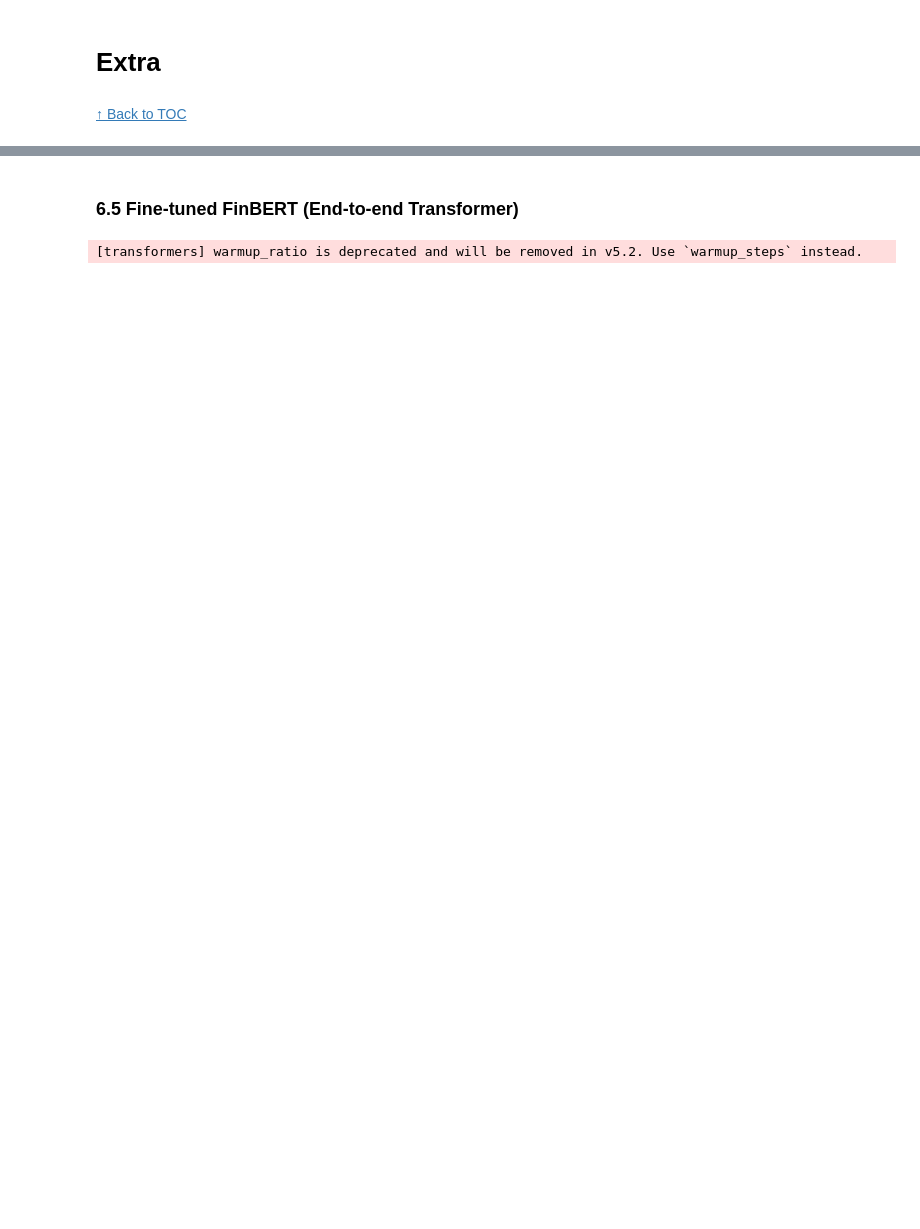
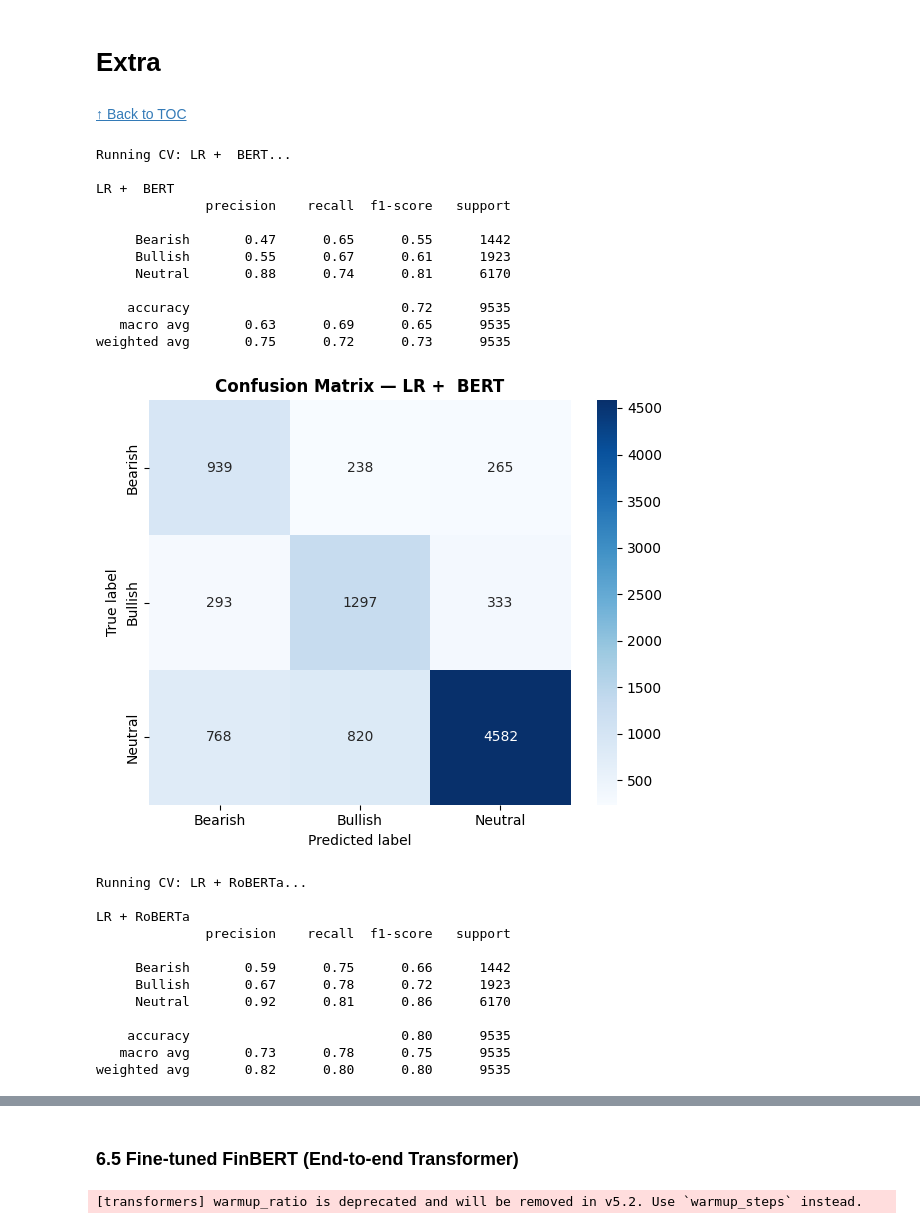
Before and after one commit to rodbarretoteixeira/Text_Mining, a Jupyter notebook: projeto/teixeira2.0.ipynb, the cells around one changed output, grey strips where cells are left out. Cells and saved outputs as stored; diff of their text form; code cells hidden in the pictures; blank space fills up the shorter version.

```diff
--- a/projeto/teixeira2.0.ipynb
+++ b/projeto/teixeira2.0.ipynb
@@ -2121,25 +2201,51 @@ weighted avg       0.84      0.84      0.84      9535
 # %% [markdown]
 [↑ Back to TOC](#toc)
 # %%
-# === Evaluate LR on LR + DistilBERT and RoBERTa embeddings (if extracted) ===
+# === Evaluate LR on LR +  BERT and RoBERTa embeddings (if extracted) ===
 from sklearn.preprocessing import StandardScaler
 from sklearn.pipeline import Pipeline
 from sklearn.linear_model import LogisticRegression
 
 if 'X_bert' in globals() and X_bert is not None:
-    print('Running CV: LR + DistilBERT...')
+    print('Running CV: LR +  BERT...')
     pipeline_bert = Pipeline([('scaler', StandardScaler()), ('clf', LogisticRegression(max_iter=1000, class_weight='balanced', random_state=42))])
     y_pred_bert = cross_val_predict(pipeline_bert, X_bert, y, cv=skf, n_jobs=-1)
-    res_bert = evaluate_model(y, y_pred_bert, model_name='LR + DistilBERT')
+    res_bert = evaluate_model(y, y_pred_bert, model_name='LR +  BERT')
     results_table.append(res_bert)
 else:
     print('X_bert not available — skip BERT evaluation.')
 
 if 'X_roberta' in globals() and X_roberta is not None:
     print('Running CV: LR + RoBERTa...')
     pipeline_roberta = Pipeline([('scaler', StandardScaler()), ('clf', LogisticRegression(max_iter=1000, class_weight='balanced', random_state=42))])
     y_pred_roberta = cross_val_predict(pipeline_roberta, X_roberta, y, cv=skf, n_jobs=-1)
     res_roberta = evaluate_model(y, y_pred_roberta, model_name='LR + RoBERTa')
     results_table.append(res_roberta)
 else:
     print('X_roberta not available — skip RoBERTa evaluation.')
+# %% [output]
+Running CV: LR +  BERT...
+
+LR +  BERT
+              precision    recall  f1-score   support
+
+     Bearish       0.47      0.65      0.55      1442
+     Bullish       0.55      0.67      0.61      1923
+     Neutral       0.88      0.74      0.81      6170
+
+    accuracy                           0.72      9535
+   macro avg       0.63      0.69      0.65      9535
+weighted avg       0.75      0.72      0.73      9535
+[figure, added]
+Running CV: LR + RoBERTa...
+
+LR + RoBERTa
+              precision    recall  f1-score   support
+
+     Bearish       0.59      0.75      0.66      1442
+     Bullish       0.67      0.78      0.72      1923
+     Neutral       0.92      0.81      0.86      6170
+
+    accuracy                           0.80      9535
+   macro avg       0.73      0.78      0.75      9535
+weighted avg       0.82      0.80      0.80      9535
```
Also changed, not shown: parts of 23 cells of this notebook, 4 other files.
